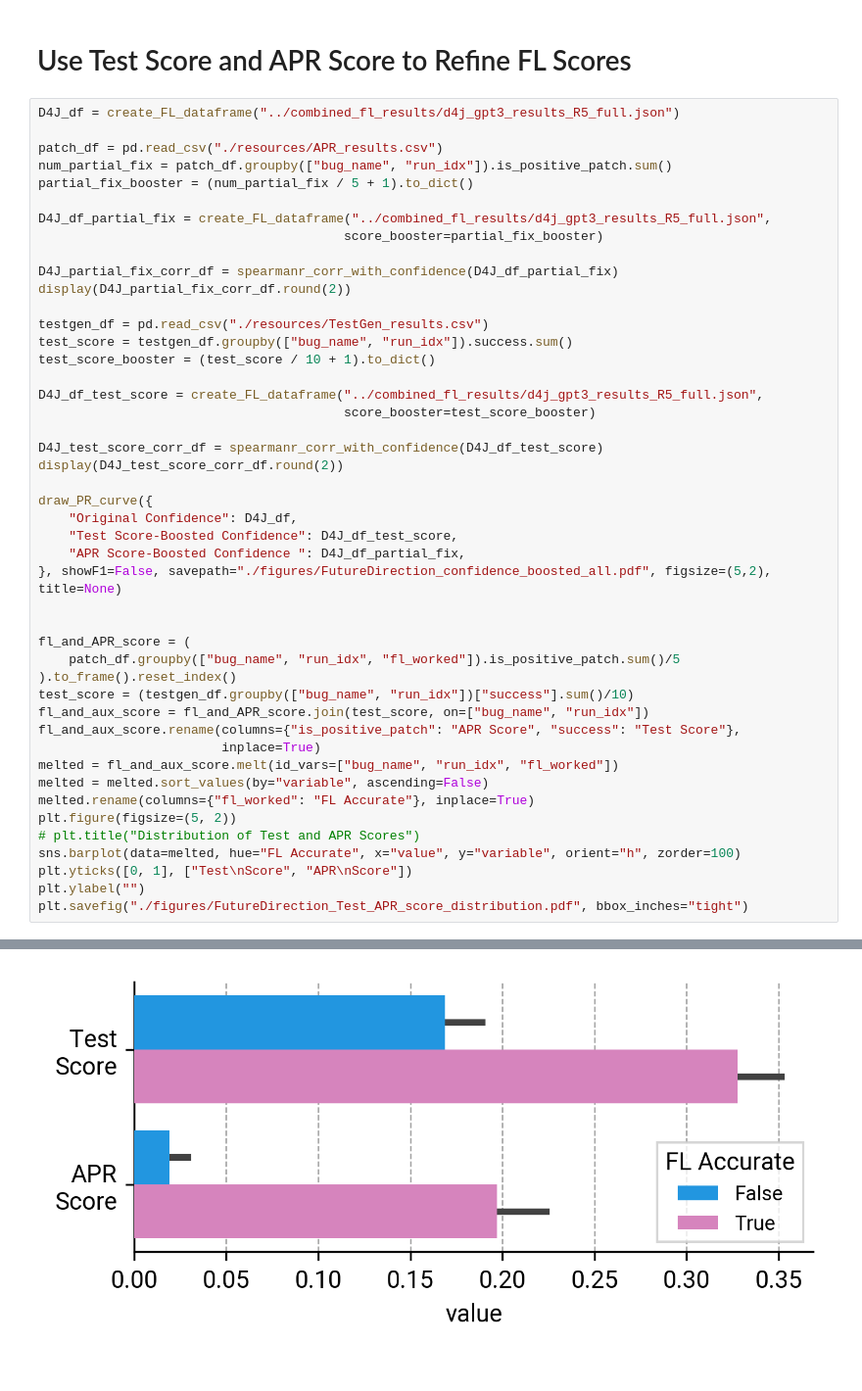
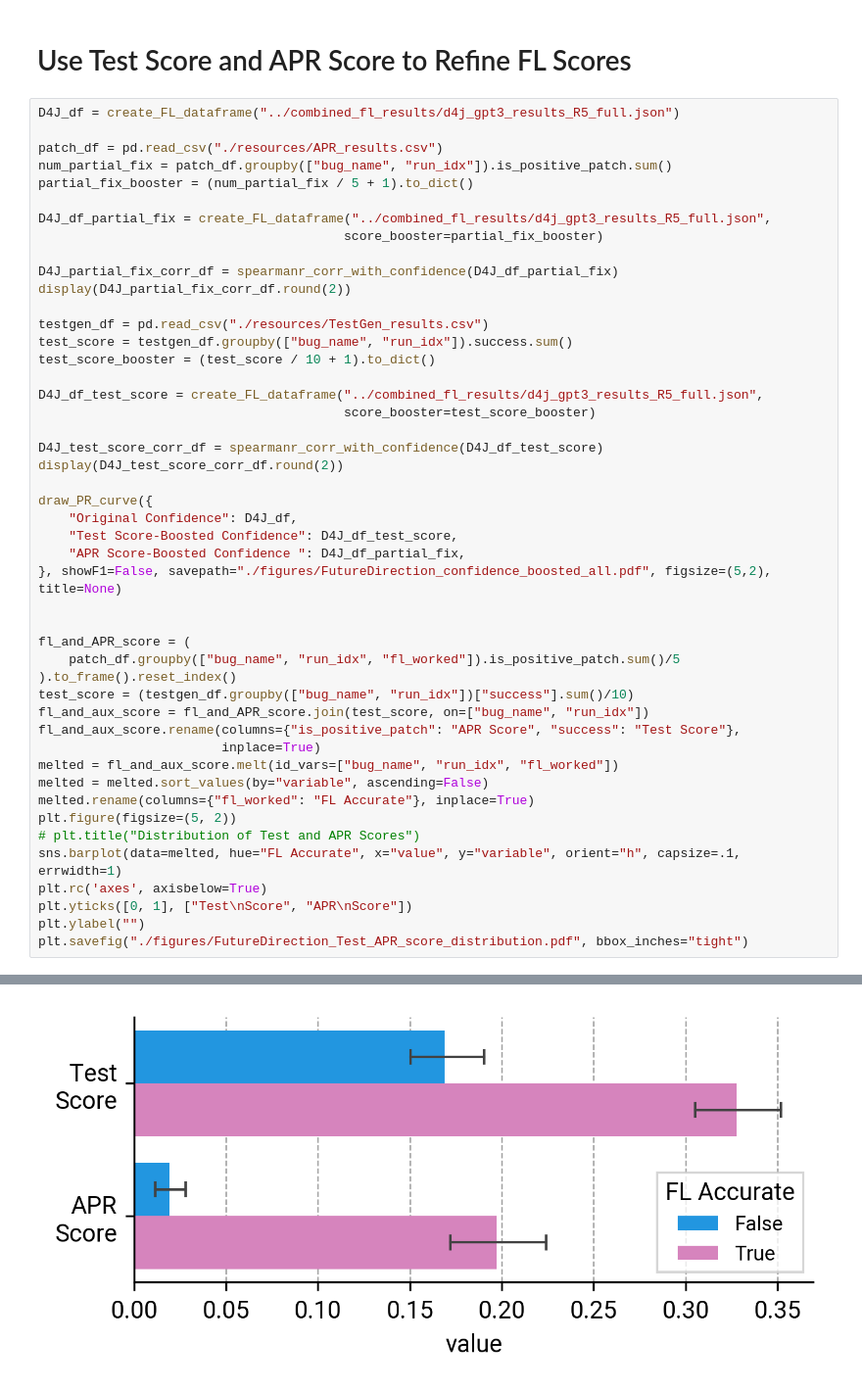
Before and after one commit to coinse/autofl, a Jupyter notebook: notebooks/FutureDirectionFLPrediction.ipynb, the cells around one changed output, grey strips where cells are left out. Shown at 98% size. Saved outputs shown, nothing was run; the diff lists cells and outputs as text.

Commit message:
fixes error bar issue of figure

```diff
--- a/notebooks/FutureDirectionFLPrediction.ipynb
+++ b/notebooks/FutureDirectionFLPrediction.ipynb
@@ -149,32 +149,33 @@ draw_PR_curve({
     "Test Score-Boosted Confidence": D4J_df_test_score,
     "APR Score-Boosted Confidence ": D4J_df_partial_fix,
 }, showF1=False, savepath="./figures/FutureDirection_confidence_boosted_all.pdf", figsize=(5,2), title=None)
 
 
 fl_and_APR_score = (
     patch_df.groupby(["bug_name", "run_idx", "fl_worked"]).is_positive_patch.sum()/5
 ).to_frame().reset_index()
 test_score = (testgen_df.groupby(["bug_name", "run_idx"])["success"].sum()/10)
 fl_and_aux_score = fl_and_APR_score.join(test_score, on=["bug_name", "run_idx"])
 fl_and_aux_score.rename(columns={"is_positive_patch": "APR Score", "success": "Test Score"},
                         inplace=True)
 melted = fl_and_aux_score.melt(id_vars=["bug_name", "run_idx", "fl_worked"])
 melted = melted.sort_values(by="variable", ascending=False)
 melted.rename(columns={"fl_worked": "FL Accurate"}, inplace=True)
 plt.figure(figsize=(5, 2))
 # plt.title("Distribution of Test and APR Scores")
-sns.barplot(data=melted, hue="FL Accurate", x="value", y="variable", orient="h", zorder=100)
+sns.barplot(data=melted, hue="FL Accurate", x="value", y="variable", orient="h", capsize=.1, errwidth=1)
+plt.rc('axes', axisbelow=True)
 plt.yticks([0, 1], ["Test\nScore", "APR\nScore"])
 plt.ylabel("")
 plt.savefig("./figures/FutureDirection_Test_APR_score_distribution.pdf", bbox_inches="tight")
 # %% [output]
 |  | metric | spearman correlation coefficient | p-value |
 | 0 | P@1 | 0.62 | 0.0 |
 | 1 | RR | 0.71 | 0.0 |
 | 2 | AP | 0.73 | 0.0 |
 |  | metric | spearman correlation coefficient | p-value |
 | 0 | P@1 | 0.60 | 0.0 |
 | 1 | RR | 0.70 | 0.0 |
 | 2 | AP | 0.72 | 0.0 |
 [figure]
-[figure, old version]
+[figure, new version]
```
